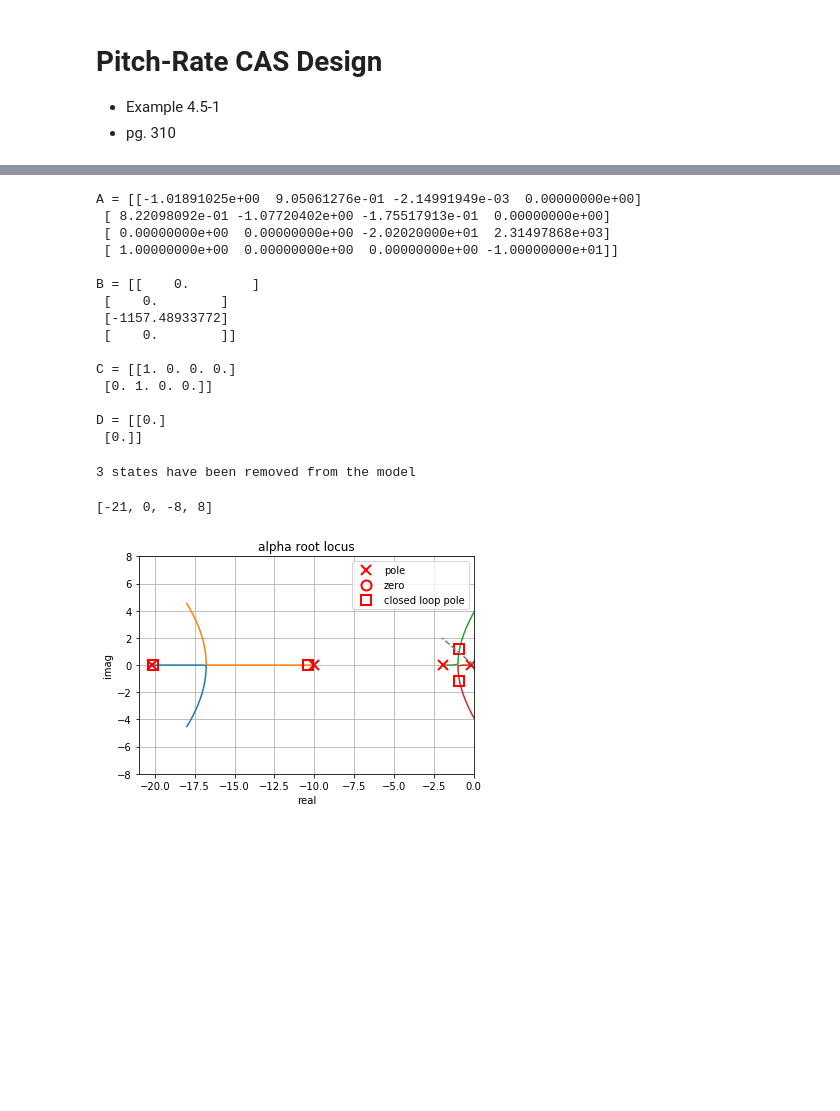
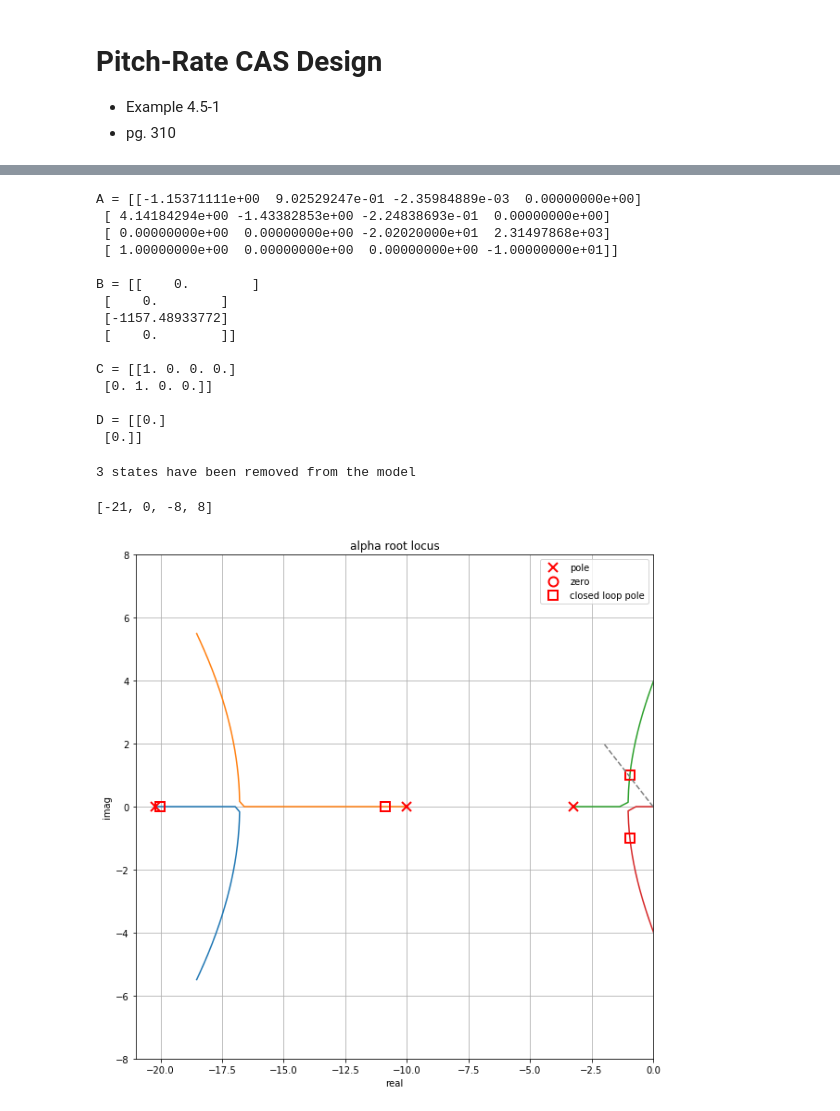
Before and after one commit to jgoppert/aae497-f19, a Jupyter notebook: lectures/2-F16-Intro.ipynb, the cells around one changed output, grey strips where cells are left out. Cells and saved outputs as stored; diff of their text form; code cells hidden in the pictures; blank space fills up the shorter version.

```diff
--- a/lectures/2-F16-Intro.ipynb
+++ b/lectures/2-F16-Intro.ipynb
@@ -19,7 +19,7 @@ plt.rcParams['figure.figsize'] = (10, 10)
 * pg. 310
 # %%
 p = f16.Parameters()
-x0, u0 = f16.trim(x=f16.State(VT=550), p=p, phi_dot=0, theta_dot=0, psi_dot=0.3, gam=0)
+x0, u0 = f16.trim(x=f16.State(VT=550), p=p, phi_dot=0.0, theta_dot=0, psi_dot=0.3, gam=0)
 # %%
 def f_control(t, x):
     return f16.Control(
@@ -71,11 +71,12 @@ ss = f16.linearize(x0, u0, p)
 s = control.tf([1, 0], [0, 1])
 G = -(180/np.pi)*ss.sub_system(x=['alpha', 'Q', 'elv_deg'],
                   u=['elv_cmd_deg'], y=['alpha', 'Q']).to_control()
-sys3 = control.feedback(G, 0.2*10/(s+10)*select(2, 0))
+kalpha = 0.2
+sys3 = control.feedback(G, kalpha*10/(s+10)*select(2, 0))
 sys3
 # %% [output]
-A = [[-1.01891025e+00  9.05061276e-01 -2.14991949e-03  0.00000000e+00]
- [ 8.22098092e-01 -1.07720402e+00 -1.75517913e-01  0.00000000e+00]
+A = [[-1.15371111e+00  9.02529247e-01 -2.35984889e-03  0.00000000e+00]
+ [ 4.14184294e+00 -1.43382853e+00 -2.24838693e-01  0.00000000e+00]
  [ 0.00000000e+00  0.00000000e+00 -2.02020000e+01  2.31497868e+03]
  [ 1.00000000e+00  0.00000000e+00  0.00000000e+00 -1.00000000e+01]]
 
@@ -92,15 +93,15 @@ D = [[0.]
 # %%
 from analysis import rlocus
 H = (10/(s+10))*select(2, 0)
 plt.figure()
-kalpha = 0.2
+kalpha = 0.35
 rlocus('alpha', control.minreal(H*G), kvect=np.linspace(0, 10, 1000), k=kalpha);
 plt.plot([0, -2], [0, 2], '--')
 plt.axis([-21, 0, -8, 8])
 # %% [output]
 3 states have been removed from the model
 [-21, 0, -8, 8]
-[figure, old version]
+[figure, new version]
 # %%
 plt.figure()
 sys3 = control.feedback(G, kalpha*(10/(s+10))*select(2, 0))
```
Also changed, not shown: parts of 5 cells of this notebook.
